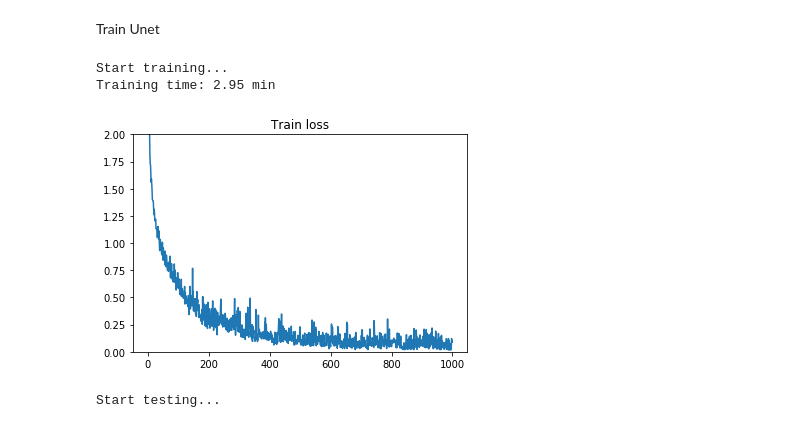
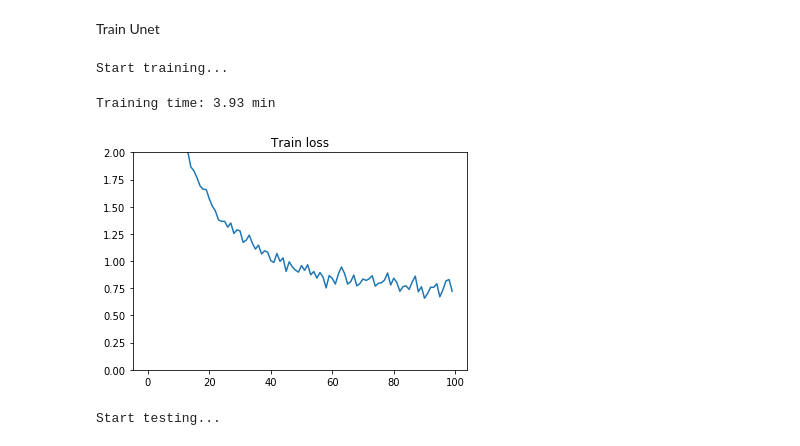
Before and after one commit to analysiscenter/az_training, a Jupyter notebook: alexey_kozhevin/task_02/Segmentation networks simple.ipynb, the cells around one changed output. Saved outputs shown, nothing was run; the diff lists cells and outputs as text; code cells hidden in the pictures.

```diff
--- a/alexey_kozhevin/task_02/Segmentation networks simple.ipynb
+++ b/alexey_kozhevin/task_02/Segmentation networks simple.ipynb
@@ -21,0 +24,4 @@ from plot_functions import get_plots
+# %%
+ind = DatasetIndex(np.arange(65000))          # index for images
+multi_mnist = Dataset(ind, batch_class=MultiMNIST)   # Dataset with transform actions in NoisedMnist class
+multi_mnist.cv_split([0.9, 0.1])                      # divide it into train and test
@@ -23,19 +33,13 @@ from plot_functions import get_plots
 Define some constants and auxilary functions
 # %%
 BATCH_SIZE = 32
-MAX_ITER = 1000
+MAX_ITER = 100
+SHAPE = (100, 100)
 
 def make_masks(batch, *args):
     masks = np.ones_like(batch.images) * 10
     coords = np.where(batch.images > 0)
     masks[coords] = batch.labels[coords[0]]
     return np.squeeze(masks)
-
-def get_iou(batch, proba, *args):
-    images = np.squeeze(batch.data.images)
-    masks = make_masks(batch.data)
-    intersection = np.sum(np.logical_and((proba[:,:,:,1] > 0.5), masks))
-    union = np.sum(np.logical_or((proba[:,:,:,1] > 0.5), masks))
-    return intersection / union
 # %% [markdown]
 Load MNIST data using dataset
@@ -50,17 +50,19 @@ model_config = {'loss': 'softmax_cross_entropy',
                 'optimizer': {'name':'Adam',
                               'use_locking': True},
                 # inputs is a config dict to create placeholders
-                'inputs':    {'images': {'shape': (28, 28, 1)},  # shape of the input images
-                              'masks':  {'shape': (28, 28),      # shape of masks
+                'inputs':    {'images': {'shape': (SHAPE + (1,))},  # shape of the input images
+                              'masks':  {'shape': SHAPE,      # shape of masks
                                          'classes': 11,           # number of segmantation classes
                                          'transform': 'ohe',     # apply one-hot encoding to masks
                                          'name': 'targets'}},    # name of the tf.Tensor after transformation
                 'filters': 64,                                   # number of filters before the first downsampling block
                 'num_blocks': 3,
-                'output': {'ops': ['proba']}                     # compute probability from logit output
+                'output': {'ops': ['proba', 'labels']}                     # compute probability from logit output
                 }
 # %%
 train_template = (Pipeline()
+                       .load_images()
+               .create_multi(image_shape=SHAPE, max_digits=5)
             .init_variable('loss_history', init_on_each_run=list)             # pipeline variable to save loss hostory
             .init_variable('current_loss', init_on_each_run=0)                # pipeline variable for loss on batch
             .init_model('dynamic',                                            # model type
@@ -74,22 +76,22 @@ train_template = (Pipeline()
                          save_to=V('current_loss'))
             .update_variable('loss_history', V('current_loss'), mode='a'))
 
-train_pp = (train_template << mnist.train)
+train_pp = (train_template << multi_mnist.train)
 # %% [markdown]
 Train Unet
 # %%
 print("Start training...")
 t = time()
-for i in range(MAX_ITER):
+for i in tqdm.tqdm(range(MAX_ITER)):
     train_pp.next_batch(BATCH_SIZE, shuffle=True, n_epochs=None, drop_last=True, prefetch=0)
 print("Training time: {:4.2f} min".format((time() - t)/60))
 
 plt.title('Train loss')
 plt.plot(train_pp.get_variable('loss_history'))
 plt.ylim((0, 2))
 plt.show()
 # %% [output]
 Start training...
-Training time: 2.95 min
+Training time: 3.93 min
-[figure, old version]
+[figure, new version]
 # %%
```
Also changed, not shown: parts of 14 cells of this notebook, 2 other files.
